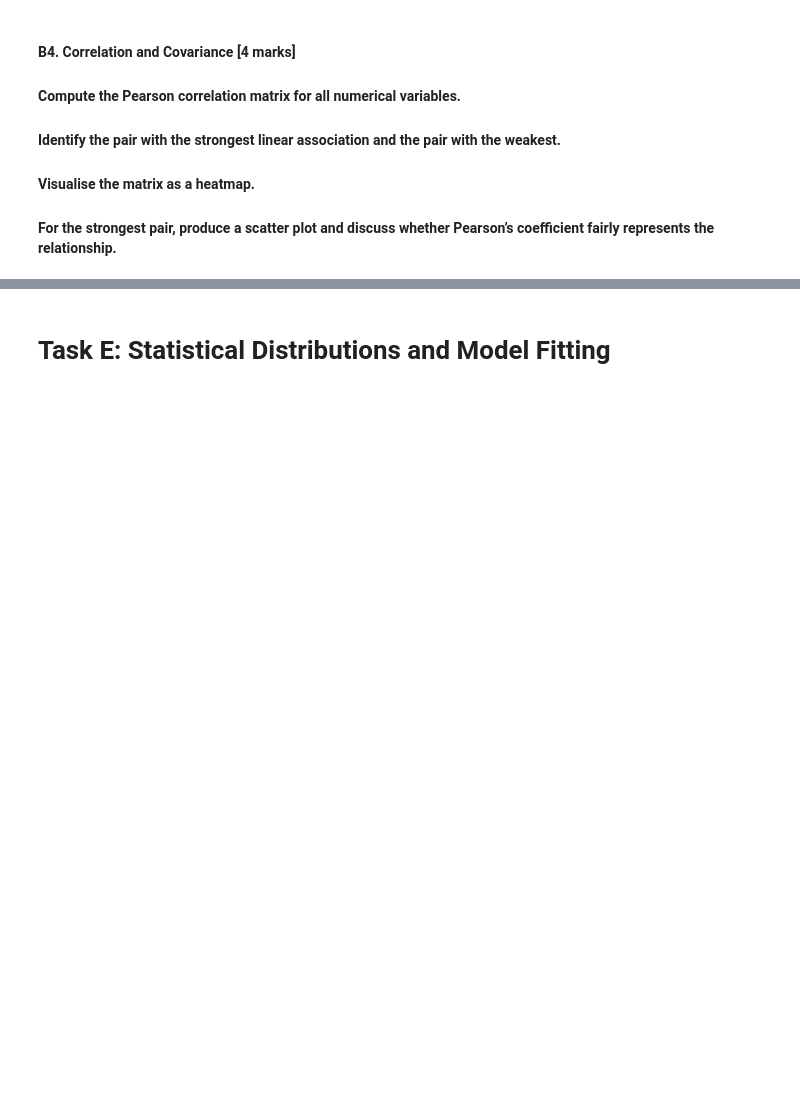
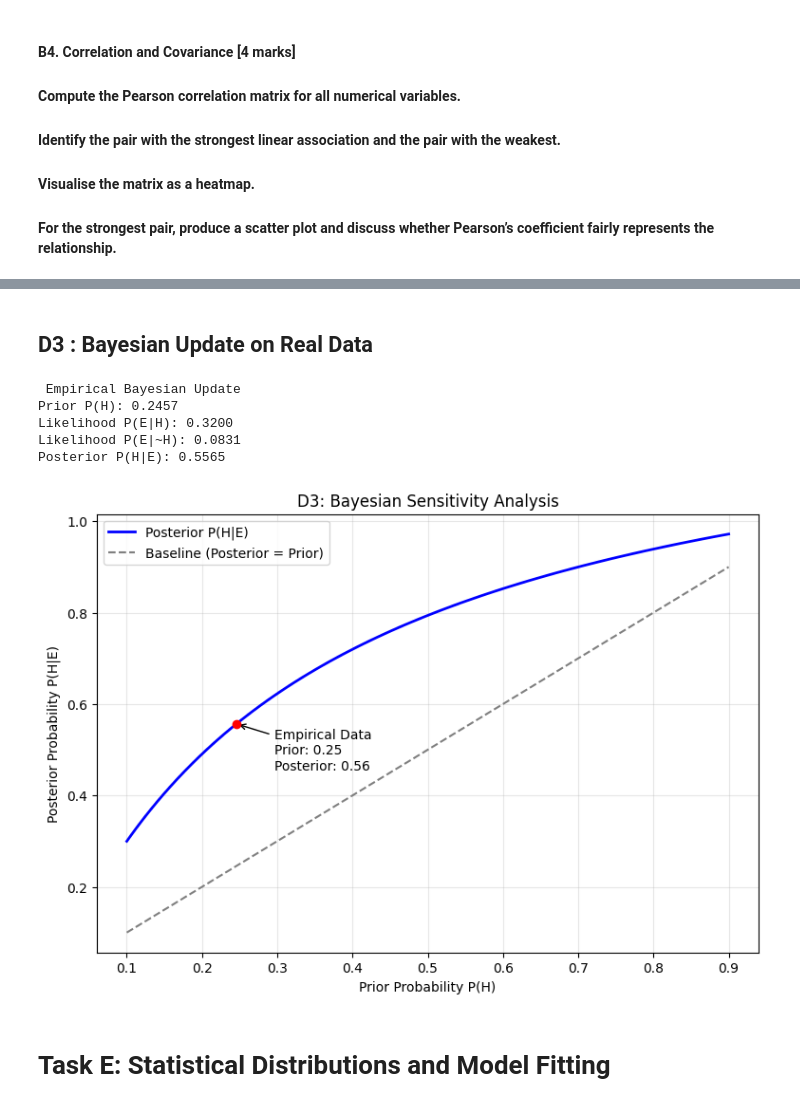
Before and after one commit to SamUM13/UM_WQD7013StatisticsforDS_Assignment1, a Jupyter notebook: 7013_Ass1.ipynb, the cells around one changed output, grey strips where cells are left out. Drawn from its saved outputs; the diff is of its cells as text; code cells hidden in the pictures; blank space fills up the shorter version.

```diff
--- a/7013_Ass1.ipynb
+++ b/7013_Ass1.ipynb
@@ -680,3 +778,77 @@ plt.show()
+# %% [markdown]
+## **D3 :** Bayesian Update on Real Data
+# %%
+import pandas as pd
+import numpy as np
+import matplotlib.pyplot as plt
+
+# let H = Player is a Forward
+# let E = Player Scored a goal
+
+# Total population
+N = len(df_taskD)
+forwards = df_taskD[df_taskD['A_Forward'] == 'Forward']
+others = df_taskD[df_taskD['A_Forward'] == 'Other']
+
+# Empirical Bayesian Update
+# Prior P(H) - The baseline chance a player is a Forward
+prior_H = len(forwards) / N
+
+# Likelihoods
+# P(E|H): Probability of scoring GIVEN they are a Forward
+likelihood_E_given_H = forwards['B_Scored'].mean()
+
+# P(E|~H): Probability of scoring GIVEN they are NOT a Forward
+likelihood_E_given_not_H = others['B_Scored'].mean()
+
+# Marginal Likelihood P(E) (Law of Total Probability)
+marginal_E = (likelihood_E_given_H * prior_H) + (likelihood_E_given_not_H * (1 - prior_H))
+
+# Posterior P(H|E) - Updated chance they are a Forward given they scored
+posterior_H_given_E = (likelihood_E_given_H * prior_H) / marginal_E
+
+print(" Empirical Bayesian Update ")
+print(f"Prior P(H): {prior_H:.4f}")
+print(f"Likelihood P(E|H): {likelihood_E_given_H:.4f}")
+print(f"Likelihood P(E|~H): {likelihood_E_given_not_H:.4f}")
+print(f"Posterior P(H|E): {posterior_H_given_E:.4f}\n")
+
+
+# Sensitivity Analysis
+# Test priors ranging from 0.1 to 0.9
+test_priors = np.linspace(0.1, 0.9, 100)
+posteriors = []
+
+for prior in test_priors:
+    # Recalculate Marginal E and Posterior using the new prior, but keeping empirical likelihoods
+    marg_E = (likelihood_E_given_H * prior) + (likelihood_E_given_not_H * (1 - prior))
+    post = (likelihood_E_given_H * prior) / marg_E
+    posteriors.append(post)
+
+# Plotting the Sensitivity
+plt.figure(figsize=(9, 6))
+plt.plot(test_priors, posteriors, color='blue', linewidth=2, label='Posterior P(H|E)')
+plt.plot(test_priors, test_priors, color='gray', linestyle='--', label='Baseline (Posterior = Prior)')
+
+# Mark our empirical observation
+plt.scatter([prior_H], [posterior_H_given_E], color='red', zorder=5)
+plt.annotate(f'Empirical Data\nPrior: {prior_H:.2f}\nPosterior: {posterior_H_given_E:.2f}',
+             (prior_H, posterior_H_given_E), xytext=(prior_H + 0.05, posterior_H_given_E - 0.1),
+             arrowprops=dict(facecolor='black', arrowstyle='->'))
+
+plt.title('D3: Bayesian Sensitivity Analysis')
+plt.xlabel('Prior Probability P(H)')
+plt.ylabel('Posterior Probability P(H|E)')
+plt.legend()
+plt.grid(True, alpha=0.3)
+plt.show()
+# %% [output]
+ Empirical Bayesian Update
+Prior P(H): 0.2457
+Likelihood P(E|H): 0.3200
+Likelihood P(E|~H): 0.0831
+Posterior P(H|E): 0.5565
+[figure, added]
 # %% [markdown]
 # **Task E: Statistical Distributions and Model Fitting**
 # %% [markdown]
```
Also changed, not shown: parts of 19 cells of this notebook.
